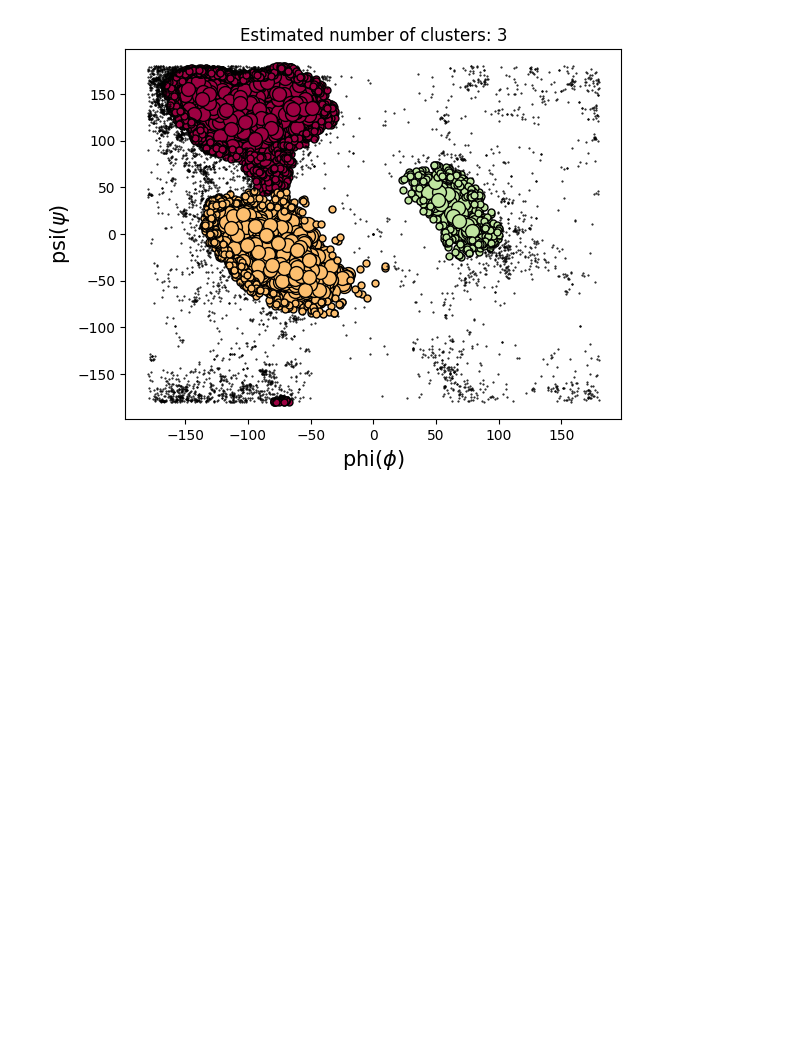
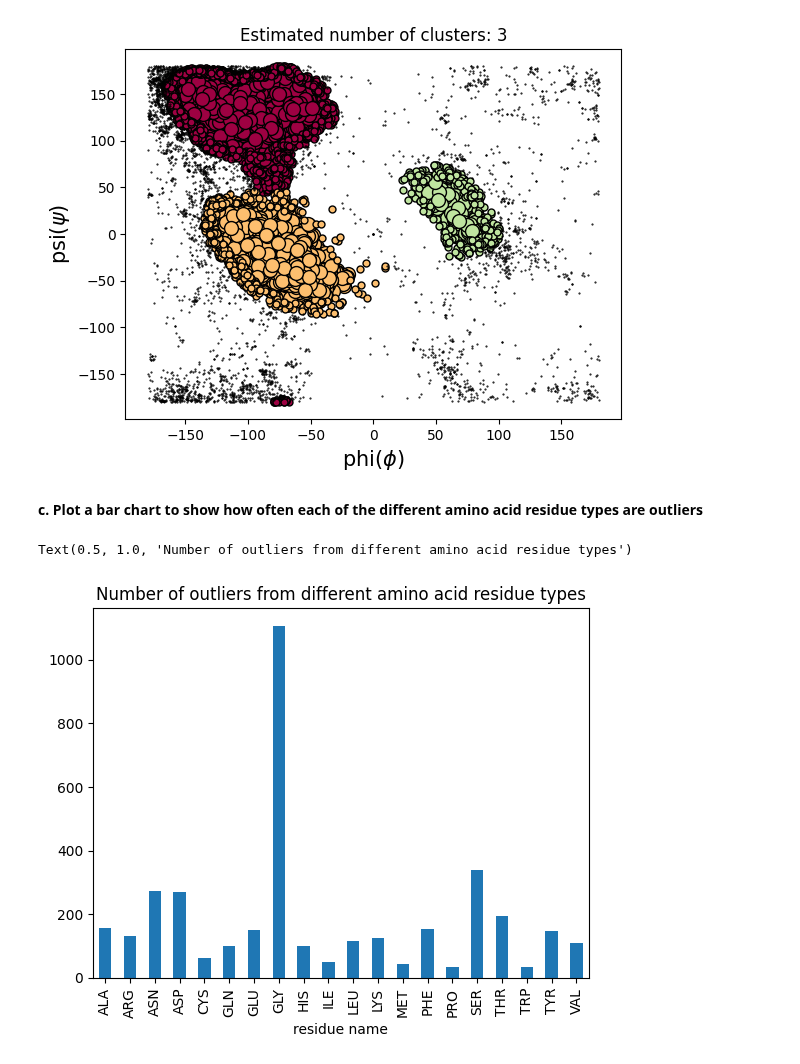
Before and after one commit to chenbin234/DAT405-DIT407-Introduction-to-data-science-and-AI, a Jupyter notebook: Assignment_3/intro_to_AI_ass3_by_Bingcheng.ipynb, the cells around one changed output. Drawn from its saved outputs; the diff is of its cells as text; code cells hidden in the pictures; blank space fills up the shorter version.

```diff
--- a/Assignment_3/intro_to_AI_ass3_by_Bingcheng.ipynb
+++ b/Assignment_3/intro_to_AI_ass3_by_Bingcheng.ipynb
@@ -202,3 +208,14 @@ plt.title('Estimated number of clusters: %d' % n_clusters_)
 plt.show()
 # %% [output]
 [figure]
+# %% [markdown]
+**c. Plot a bar chart to show how often each of the different amino acid residue types are outliers**
+# %%
+df_residue = df[labels==-1]
+series_residue = df_residue.groupby('residue name').size()
+
+series_residue.plot.bar()
+plt.title('Number of outliers from different amino acid residue types')
+# %% [output]
+Text(0.5, 1.0, 'Number of outliers from different amino acid residue types')
+[figure, added]
```
Also changed, not shown: parts of 14 cells of this notebook.
